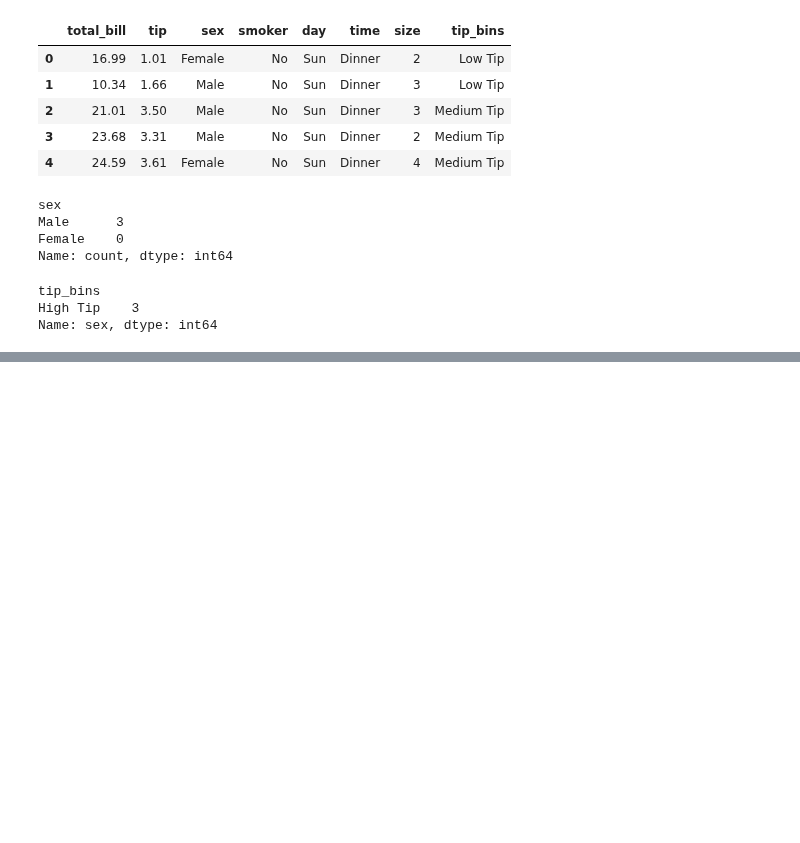
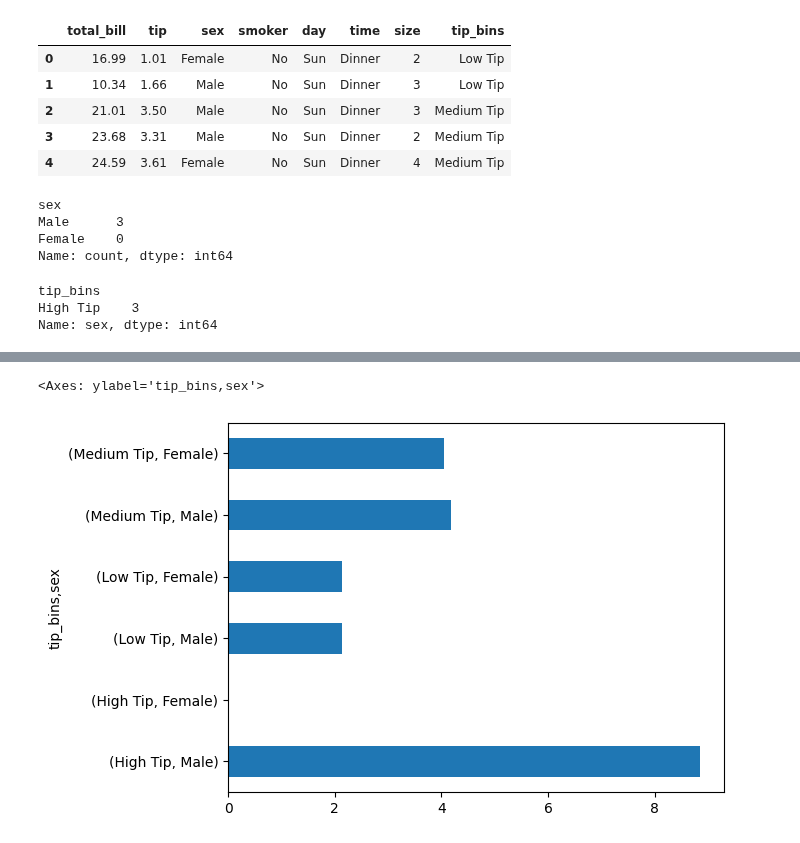
Before and after one commit to gauravgulia26/DataScience_Toolkit, a Jupyter notebook: Machine_Learning_2025/binning/binning.ipynb, the cells around one changed output, grey strips where cells are left out. Cells and saved outputs as stored; diff of their text form; code cells hidden in the pictures; blank space fills up the shorter version.

```diff
--- a/Machine_Learning_2025/binning/binning.ipynb
+++ b/Machine_Learning_2025/binning/binning.ipynb
@@ -74,0 +128,5 @@ pd.crosstab(
+# %%
+df.groupby(["tip_bins", "sex"], observed=False)["tip"].mean().plot(kind="barh")
+# %% [output]
+<Axes: ylabel='tip_bins,sex'>
+[figure, added]
```
Also changed, not shown: parts of 19 cells of this notebook.
